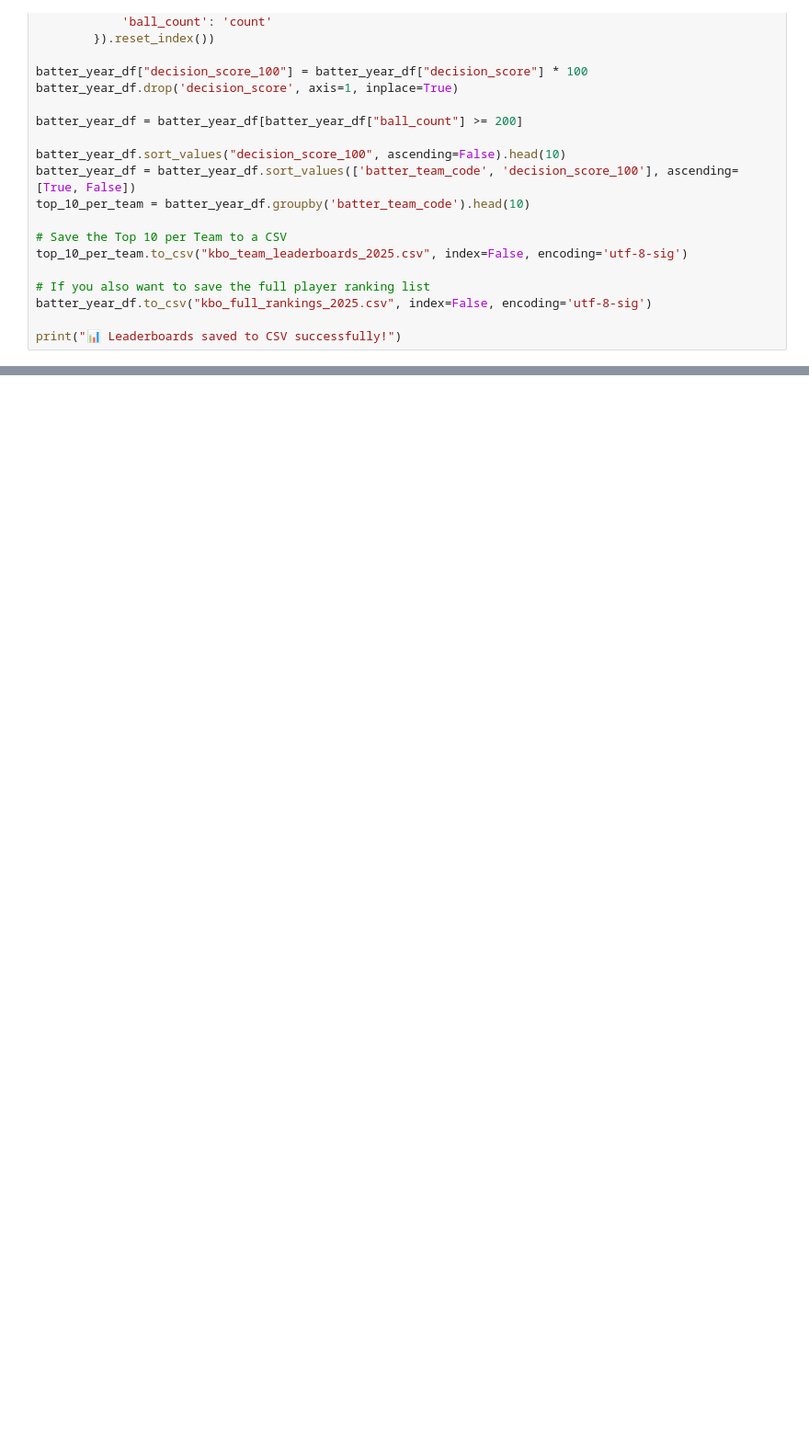
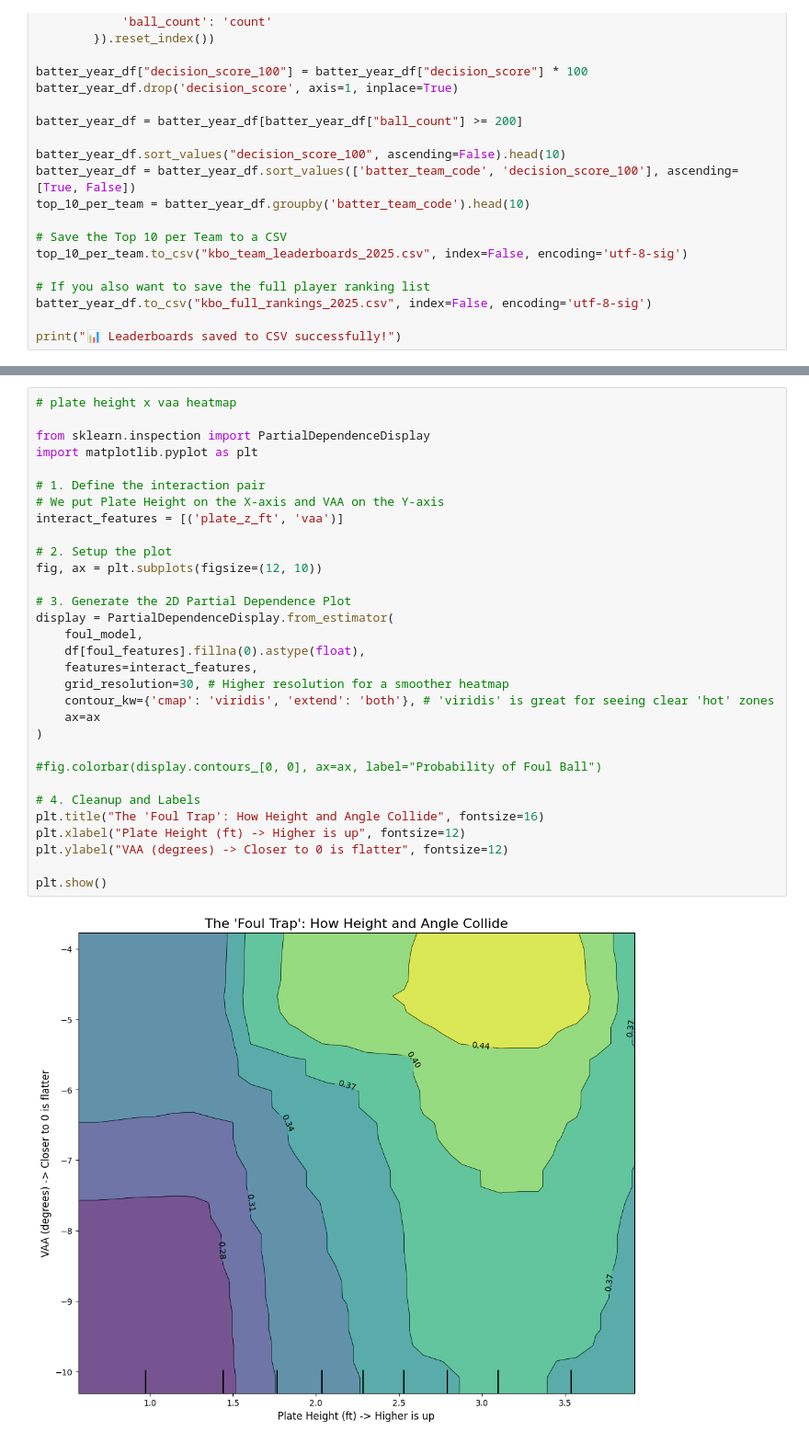
Before and after one commit to brodover/KBO-Analytics-2025, a Jupyter notebook: naver_pitch.ipynb, the cells around one changed output, grey strips where cells are left out. Shown at 92% size. Drawn from its saved outputs; the diff is of its cells as text; blank space fills up the shorter version.

```diff
--- a/naver_pitch.ipynb
+++ b/naver_pitch.ipynb
@@ -3248,0 +3305,33 @@ print("📊 Leaderboards saved to CSV successfully!")
+# %%
+# plate height x vaa heatmap
+
+from sklearn.inspection import PartialDependenceDisplay
+import matplotlib.pyplot as plt
+
+# 1. Define the interaction pair
+# We put Plate Height on the X-axis and VAA on the Y-axis
+interact_features = [('plate_z_ft', 'vaa')]
+
+# 2. Setup the plot
+fig, ax = plt.subplots(figsize=(12, 10))
+
+# 3. Generate the 2D Partial Dependence Plot
+display = PartialDependenceDisplay.from_estimator(
+    foul_model,
+    df[foul_features].fillna(0).astype(float),
+    features=interact_features,
+    grid_resolution=30, # Higher resolution for a smoother heatmap
+    contour_kw={'cmap': 'viridis', 'extend': 'both'}, # 'viridis' is great for seeing clear 'hot' zones
+    ax=ax
+)
+
+#fig.colorbar(display.contours_[0, 0], ax=ax, label="Probability of Foul Ball")
+
+# 4. Cleanup and Labels
+plt.title("The 'Foul Trap': How Height and Angle Collide", fontsize=16)
+plt.xlabel("Plate Height (ft) -> Higher is up", fontsize=12)
+plt.ylabel("VAA (degrees) -> Closer to 0 is flatter", fontsize=12)
+
+plt.show()
+# %% [output]
+[figure, added]
```
Also changed, not shown: parts of 8 cells of this notebook, 1 other file.
